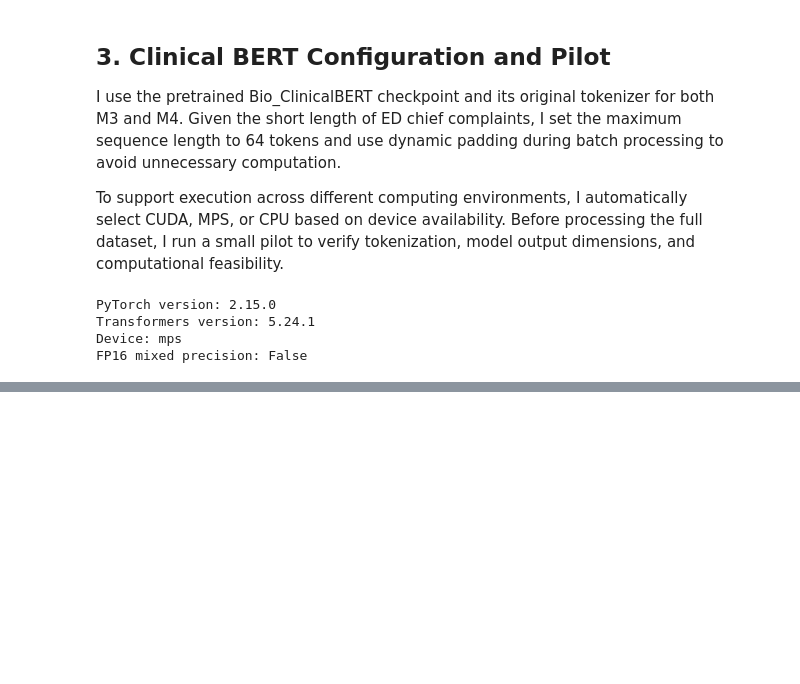
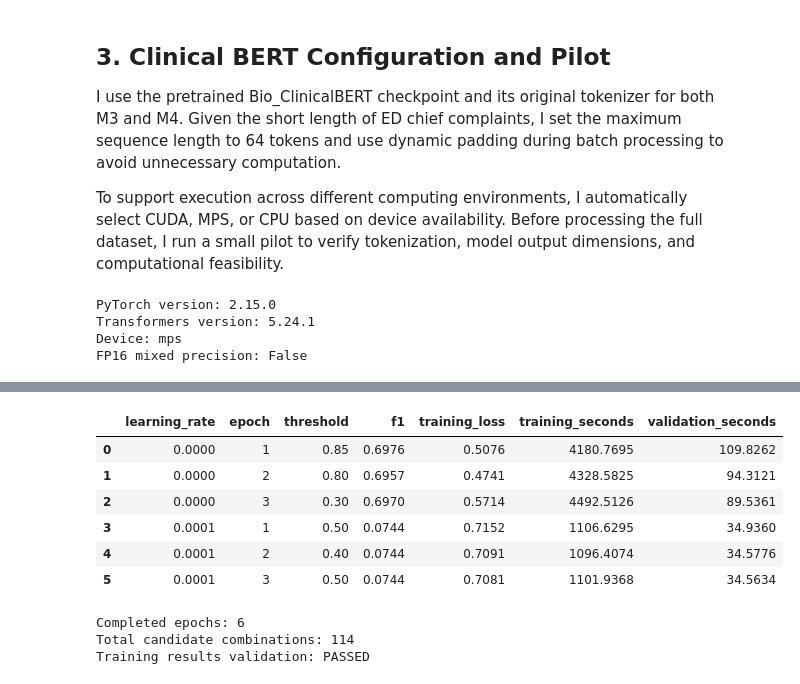
Before and after one commit to elisali-dev/ed-lbp-nlp-benchmark, a Jupyter notebook: notebooks/04c_clinical_bert_models.ipynb, the cells around one changed output, grey strips where cells are left out. Saved outputs shown, nothing was run; the diff lists cells and outputs as text; code cells hidden in the pictures; blank space fills up the shorter version.

```diff
--- a/notebooks/04c_clinical_bert_models.ipynb
+++ b/notebooks/04c_clinical_bert_models.ipynb
@@ -275,0 +1540,63 @@ print(f"Estimated full embedding extraction: {estimated_minutes:.1f} minutes")
+# %%
+# Load results from both independent training runs
+m4_history = []
+m4_search_records = []
+
+for lr in LR_GRID:
+    run_dir = M4_OUTPUT_DIR / f"m4_lr_{lr:.0e}"
+
+    history = pd.read_csv(
+        run_dir / "training_history.csv"
+    )
+
+    search_results = pd.read_csv(
+        run_dir / "threshold_search_results.csv"
+    )
+
+    # Verify that each training run is complete
+    assert len(history) == NUM_EPOCHS
+    assert set(history["epoch"]) == set(range(1, NUM_EPOCHS + 1))
+
+    assert len(search_results) == (
+        NUM_EPOCHS * len(THRESHOLD_GRID)
+    )
+
+    assert np.allclose(history["learning_rate"], lr)
+    assert np.allclose(search_results["learning_rate"], lr)
+
+    assert not search_results.duplicated(
+        subset=["epoch", "threshold"]
+    ).any()
+
+    assert (run_dir / "best_model.pt").exists()
+
+    m4_history.append(history)
+    m4_search_records.append(search_results)
+
+# Combine both learning rate candidates
+m4_training_history = pd.concat(
+    m4_history, ignore_index=True
+)
+
+m4_search_results = pd.concat(
+    m4_search_records, ignore_index=True
+)
+
+assert len(m4_search_results) == 114
+
+display(m4_training_history.round(4))
+
+print(f"Completed epochs: {len(m4_training_history)}")
+print(f"Total candidate combinations: {len(m4_search_results)}")
+print("Training results validation: PASSED")
+# %% [output]
+|  | learning_rate | epoch | threshold | f1 | training_loss | training_seconds | validation_seconds |
+| 0 | 0.0000 | 1 | 0.85 | 0.6976 | 0.5076 | 4180.7695 | 109.8262 |
+| 1 | 0.0000 | 2 | 0.80 | 0.6957 | 0.4741 | 4328.5825 | 94.3121 |
+| 2 | 0.0000 | 3 | 0.30 | 0.6970 | 0.5714 | 4492.5126 | 89.5361 |
+| 3 | 0.0001 | 1 | 0.50 | 0.0744 | 0.7152 | 1106.6295 | 34.9360 |
+| 4 | 0.0001 | 2 | 0.40 | 0.0744 | 0.7091 | 1096.4074 | 34.5776 |
+| 5 | 0.0001 | 3 | 0.50 | 0.0744 | 0.7081 | 1101.9368 | 34.5634 |
+Completed epochs: 6
+Total candidate combinations: 114
+Training results validation: PASSED
```
Also changed, not shown: parts of 61 cells of this notebook, 2 other files.
